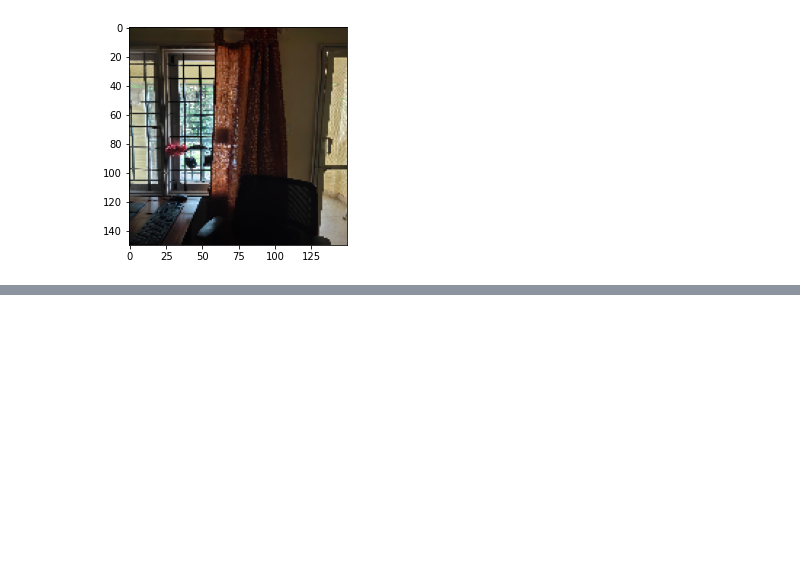
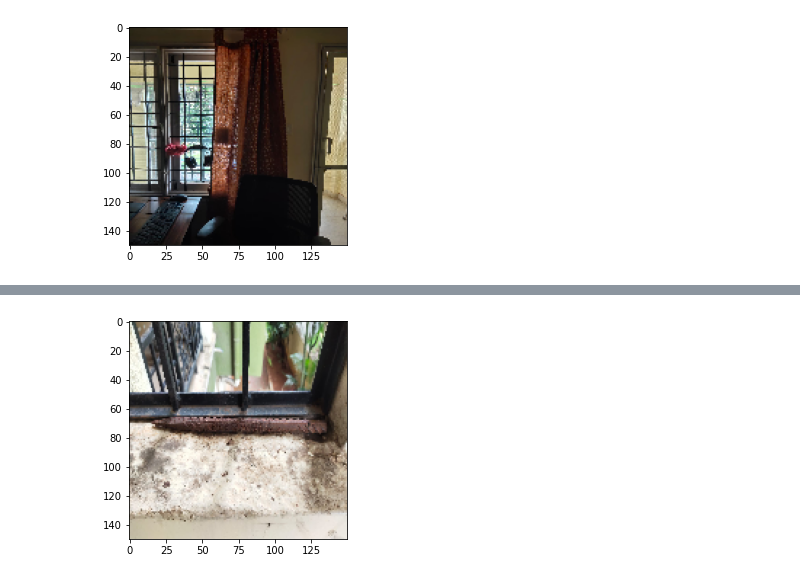
Before and after one commit to ramrajv/mdl-CorrosionDetector, a Jupyter notebook: Rust_Detection_Trained_Model.ipynb, the cells around one changed output, grey strips where cells are left out. Cells and saved outputs as stored; diff of their text form; code cells hidden in the pictures; blank space fills up the shorter version.

```diff
--- a/Rust_Detection_Trained_Model.ipynb
+++ b/Rust_Detection_Trained_Model.ipynb
@@ -39,3 +39,22 @@ else:
 1/1 [==============================] - 0s 250ms/step
 This is a no Rust image
 [figure]
+# %%
+img_path = '/content/WhatsApp Image 2022-10-14 at 08.51.12.jpeg'
+
+# Read the image and resize it
+img = image_preprocessing.image_utils.load_img(img_path, target_size=(150, 150))
+
+plt.imshow(img)
+# Convert it to a Numpy array with shape (150, 150, 3)
+test_x = image_preprocessing.image_utils.img_to_array(img)
+# Reshape it to (1, 150, 150, 3)
+test_x = test_x.reshape((1,) + test_x.shape)
+test_x = test_x.astype('float32') / 255
+rust_prob = model.predict(test_x)
+
+if (rust_prob > 0.5):
+    print("This is a Rust image")
+else:
+    print("This is a no Rust image")
+# %% [output]
@@ -41,0 +63 @@ This is a no Rust image
+[figure, added]
```
Also changed, not shown: parts of 1 cell of this notebook.
